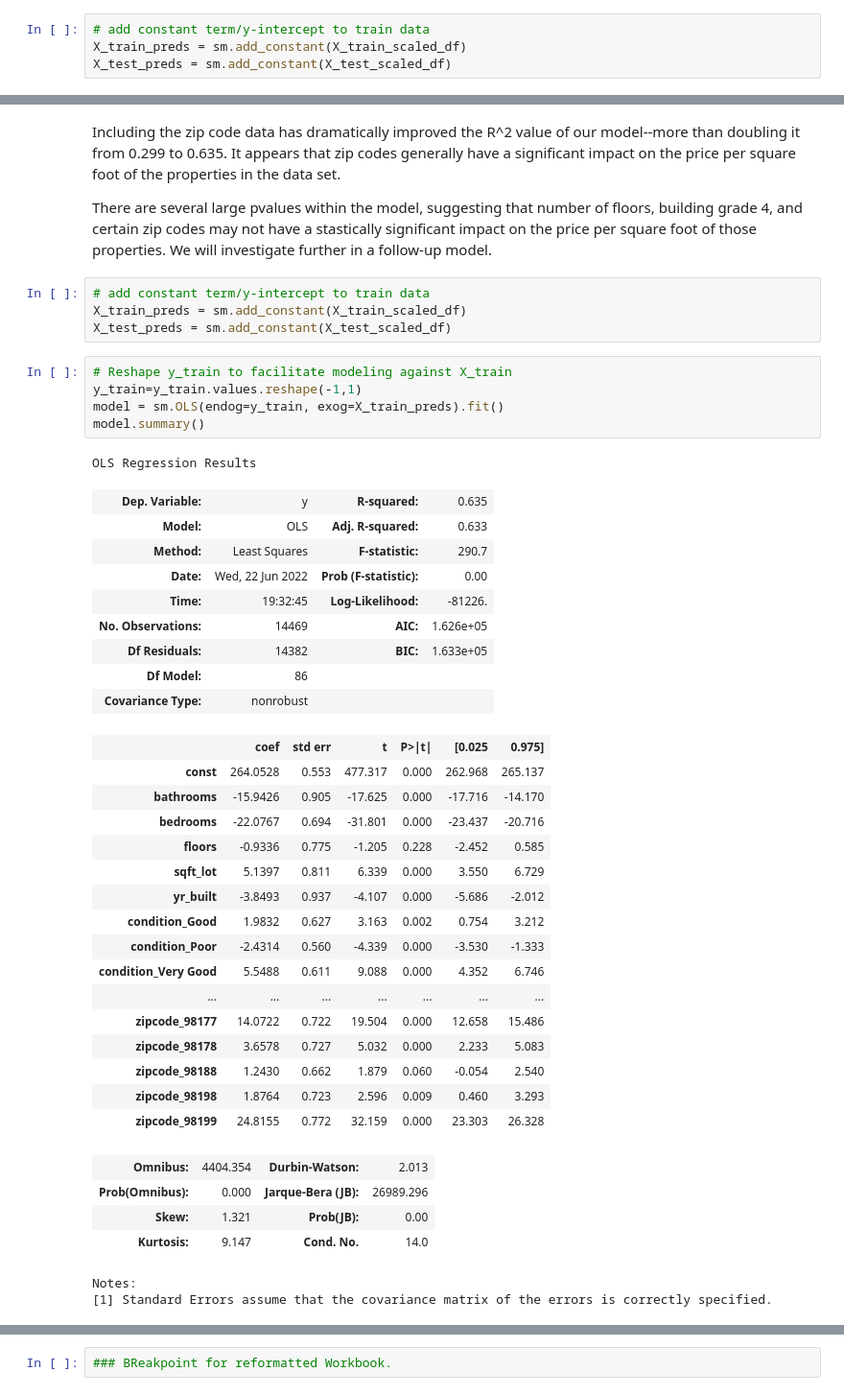
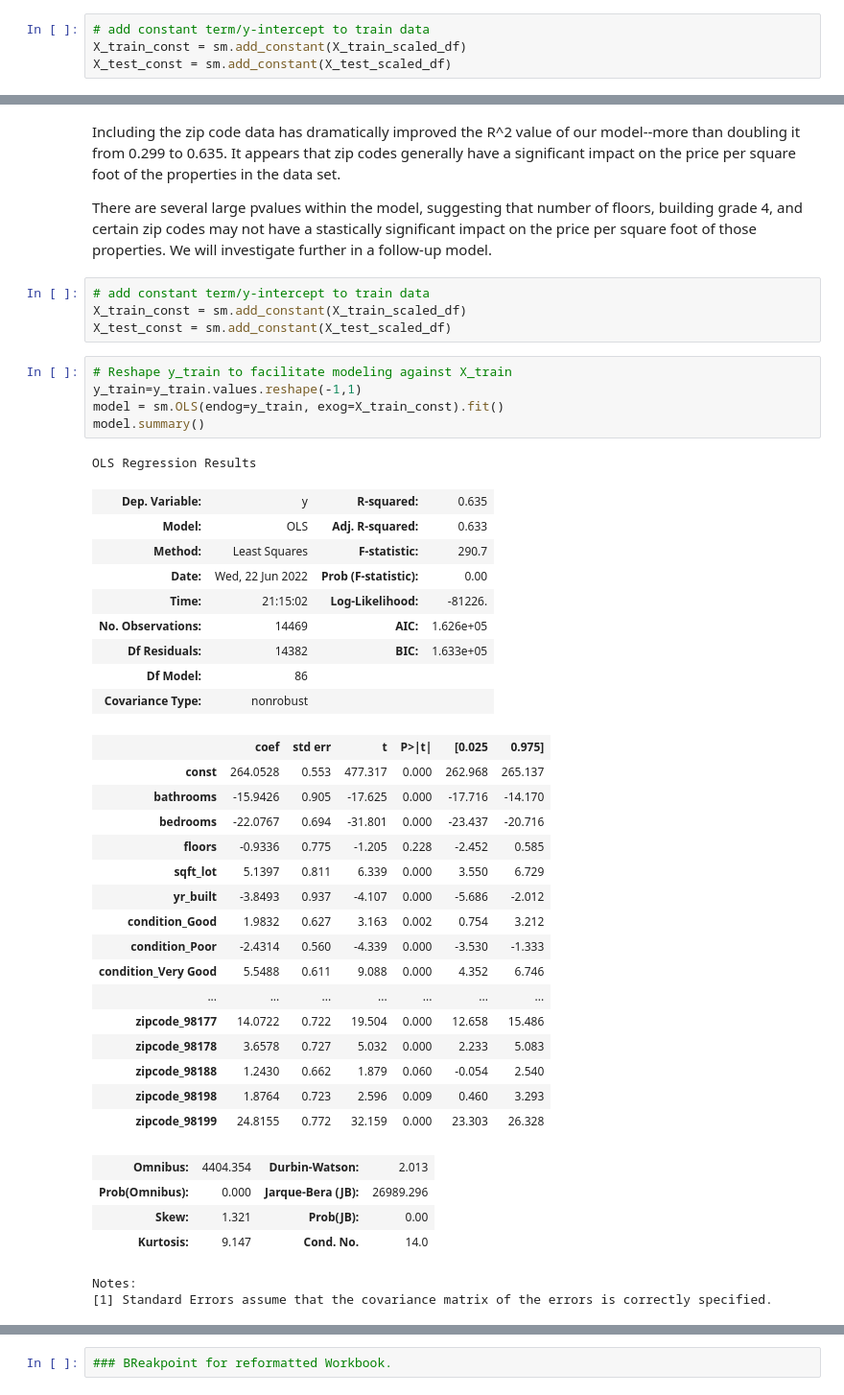
Before and after one commit to ThomasHChapman/P2-SeattleHousing, a Jupyter notebook: working_notebooks/tom_working.ipynb, the cells around one changed output, grey strips where cells are left out. Shown: that part at 96% size. Saved outputs shown, nothing was run; the diff lists cells and outputs as text.

```diff
--- a/working_notebooks/tom_working.ipynb
+++ b/working_notebooks/tom_working.ipynb
@@ -251,7 +241,7 @@ The year in which the house was built is the most correlated variable with price
 # %%
 # add constant term/y-intercept to train data
-X_train_preds = sm.add_constant(X_train_scaled_df)
-X_test_preds = sm.add_constant(X_test_scaled_df)
+X_train_const = sm.add_constant(X_train_scaled_df)
+X_test_const = sm.add_constant(X_test_scaled_df)
 # %%
 # Reshape y_train to facilitate modeling against X_train
 y_train=y_train.values.reshape(-1,1)
@@ -502,20 +464,20 @@ Including the zip code data has dramatically improved the R^2 value of our model
 There are several large pvalues within the model, suggesting that number of floors, building grade 4, and certain zip codes may not have a stastically significant impact on the price per square foot of those properties. We will investigate further in a follow-up model.
 # %%
 # add constant term/y-intercept to train data
-X_train_preds = sm.add_constant(X_train_scaled_df)
-X_test_preds = sm.add_constant(X_test_scaled_df)
+X_train_const = sm.add_constant(X_train_scaled_df)
+X_test_const = sm.add_constant(X_test_scaled_df)
 # %%
 # Reshape y_train to facilitate modeling against X_train
 y_train=y_train.values.reshape(-1,1)
-model = sm.OLS(endog=y_train, exog=X_train_preds).fit()
+model = sm.OLS(endog=y_train, exog=X_train_const).fit()
 model.summary()
 # %% [output]
 OLS Regression Results
 | Dep. Variable: | y | R-squared: | 0.635 |
 | Model: | OLS | Adj. R-squared: | 0.633 |
 | Method: | Least Squares | F-statistic: | 290.7 |
 | Date: | Wed, 22 Jun 2022 | Prob (F-statistic): | 0.00 |
-| Time: | 19:32:45 | Log-Likelihood: | -81226. |
+| Time: | 21:15:02 | Log-Likelihood: | -81226. |
 | No. Observations: | 14469 | AIC: | 1.626e+05 |
 | Df Residuals: | 14382 | BIC: | 1.633e+05 |
 | Df Model: | 86 |  |  |
```
Also changed, not shown: parts of 55 cells of this notebook.
